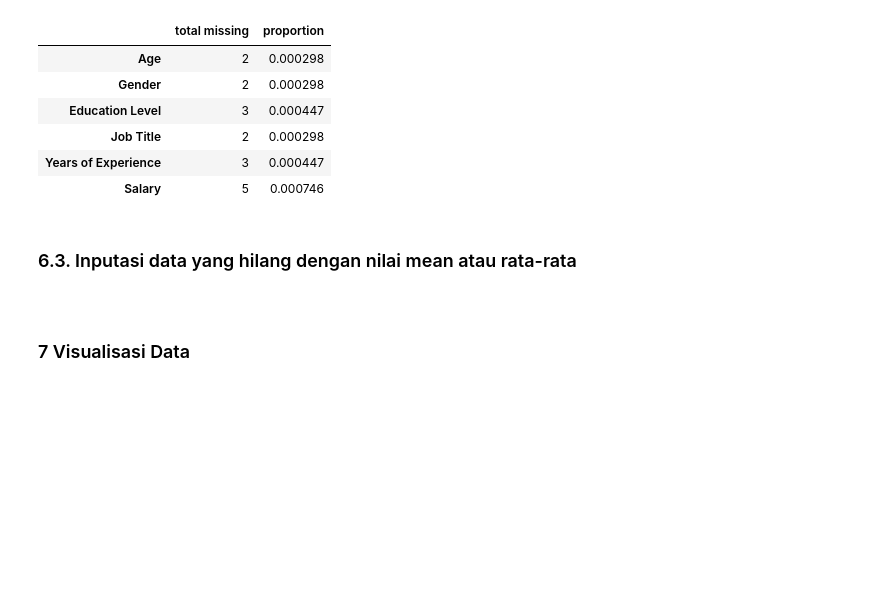
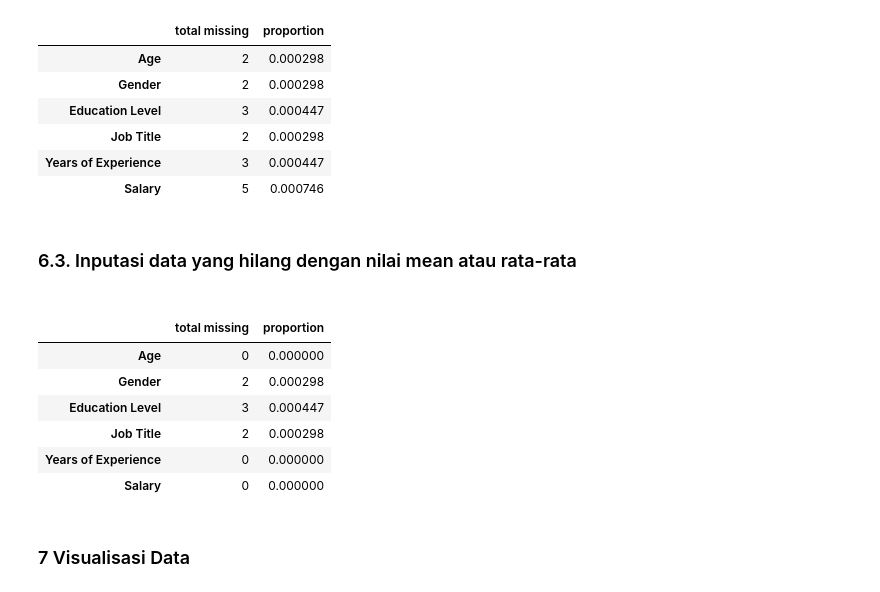
Before and after one commit to SunTStudio/DSFMI, a Jupyter notebook: Salary.ipynb, the cells around one changed output. Saved outputs shown, nothing was run; the diff lists cells and outputs as text; code cells hidden in the pictures; blank space fills up the shorter version.

```diff
--- a/Salary.ipynb
+++ b/Salary.ipynb
@@ -205,6 +205,16 @@ check_missing(df)
 <h3>6.3.	Inputasi data yang hilang dengan nilai mean atau rata-rata<h3>
 # %%
 df = df.fillna(df.mean(numeric_only=True))
+# %%
+check_missing(df)
+# %% [output]
+|  | total missing | proportion |
+| Age | 0 | 0.000000 |
+| Gender | 2 | 0.000298 |
+| Education Level | 3 | 0.000447 |
+| Job Title | 2 | 0.000298 |
+| Years of Experience | 0 | 0.000000 |
+| Salary | 0 | 0.000000 |
 # %% [markdown]
 <h3>7 Visualisasi Data</h3>
 # %% [markdown]
```
Also changed, not shown: parts of 6 cells of this notebook.
